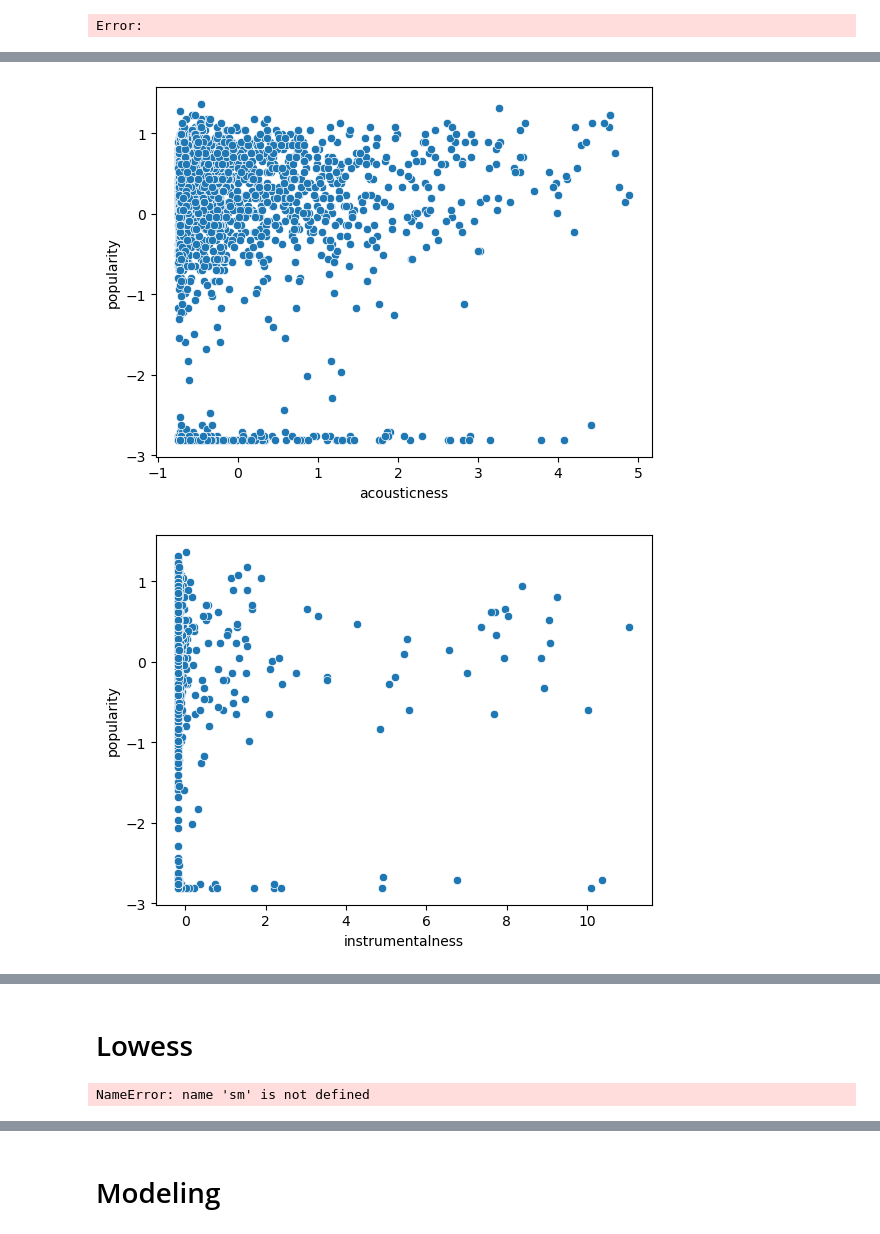
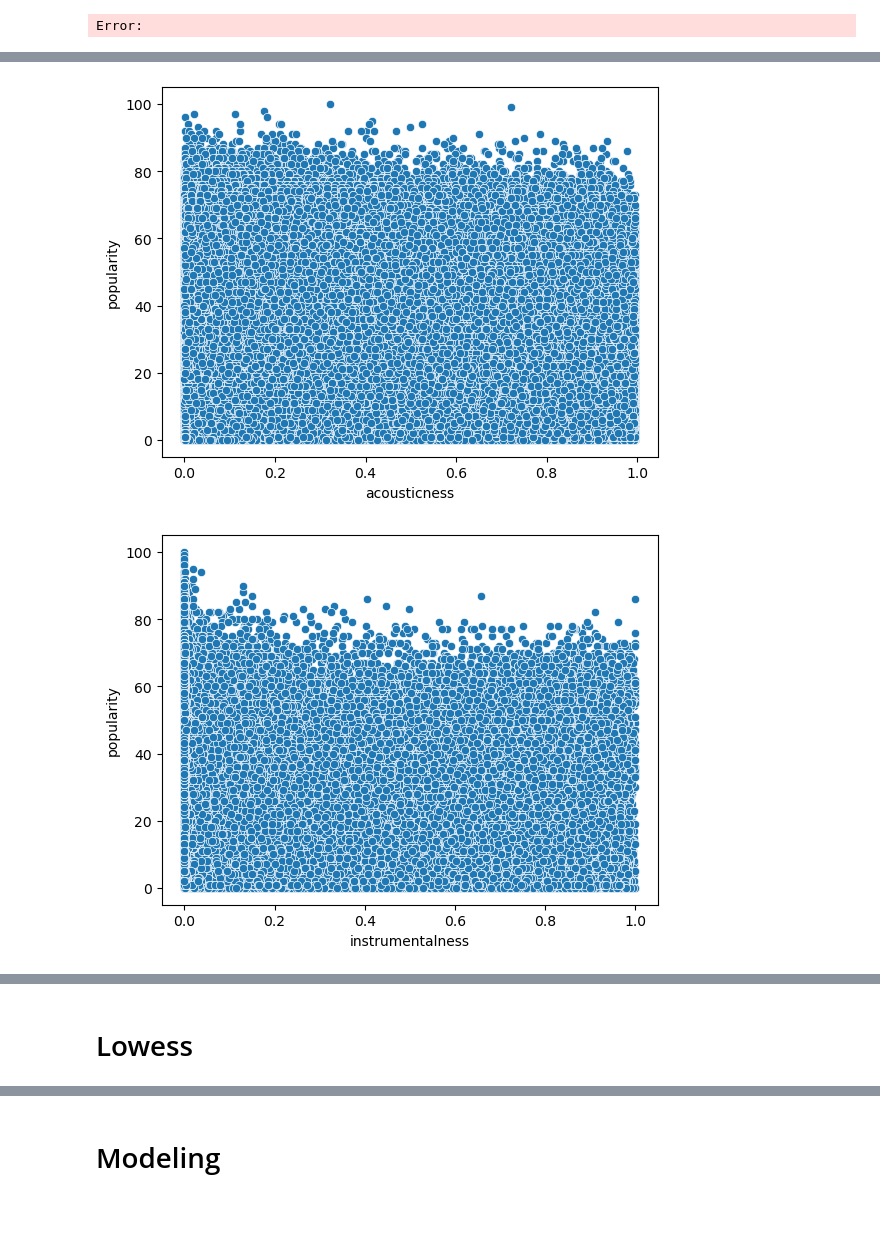
Before and after one commit to Zoroa1885/Spotify_song_popularity_prediction, a Jupyter notebook: spotify_song_popularity_prediction.ipynb, the cells around one changed output, grey strips where cells are left out. Drawn from its saved outputs; the diff is of its cells as text; code cells hidden in the pictures.

```diff
--- a/spotify_song_popularity_prediction.ipynb
+++ b/spotify_song_popularity_prediction.ipynb
@@ -179,6 +185,15 @@ cat_cols.remove("artist_id")
 cat_cols.remove("artists")
 cat_cols.remove("release_date")
 
+# Without artist predictos
+cat_cols.remove("artist_name")
+
+num_cols.remove("artist_followers")
+num_cols.remove("artist_popularity")
+
+# Without year
+num_cols.remove("release_year")
+
 
 predictors = cat_cols + num_cols
 # %% [markdown]
@@ -241,10 +287,6 @@ plt.show()
 [figure]
 # %% [markdown]
 ## Categorical Variable
-# %%
-cat_cols_plot = cat_cols.copy()
-cat_cols_plot.remove("artist")
-cat_cols_plot.remove("song")
 # %%
 for var in cat_cols_plot:
     plt.title(var)
@@ -291,5 +318,5 @@ plt.show()
 # %%
 for var in num_cols:
-    sns.scatterplot(data = X, x = var, y = response)
+    sns.scatterplot(data = df, x = var, y = response)
     plt.show()
 # %% [output]
@@ -304,2 +331,2 @@ for var in num_cols:
-[figure, old version]
+[figure, new version]
-[figure, old version]
+[figure, new version]
@@ -310,6 +338,3 @@ for var in num_cols:
 # Lowess
 # %%
 lowess = sm.nonparametric.lowess
-y = df[response]
-# %% [output]
-NameError: name 'sm' is not defined
```
Also changed, not shown: parts of 50 cells of this notebook.
